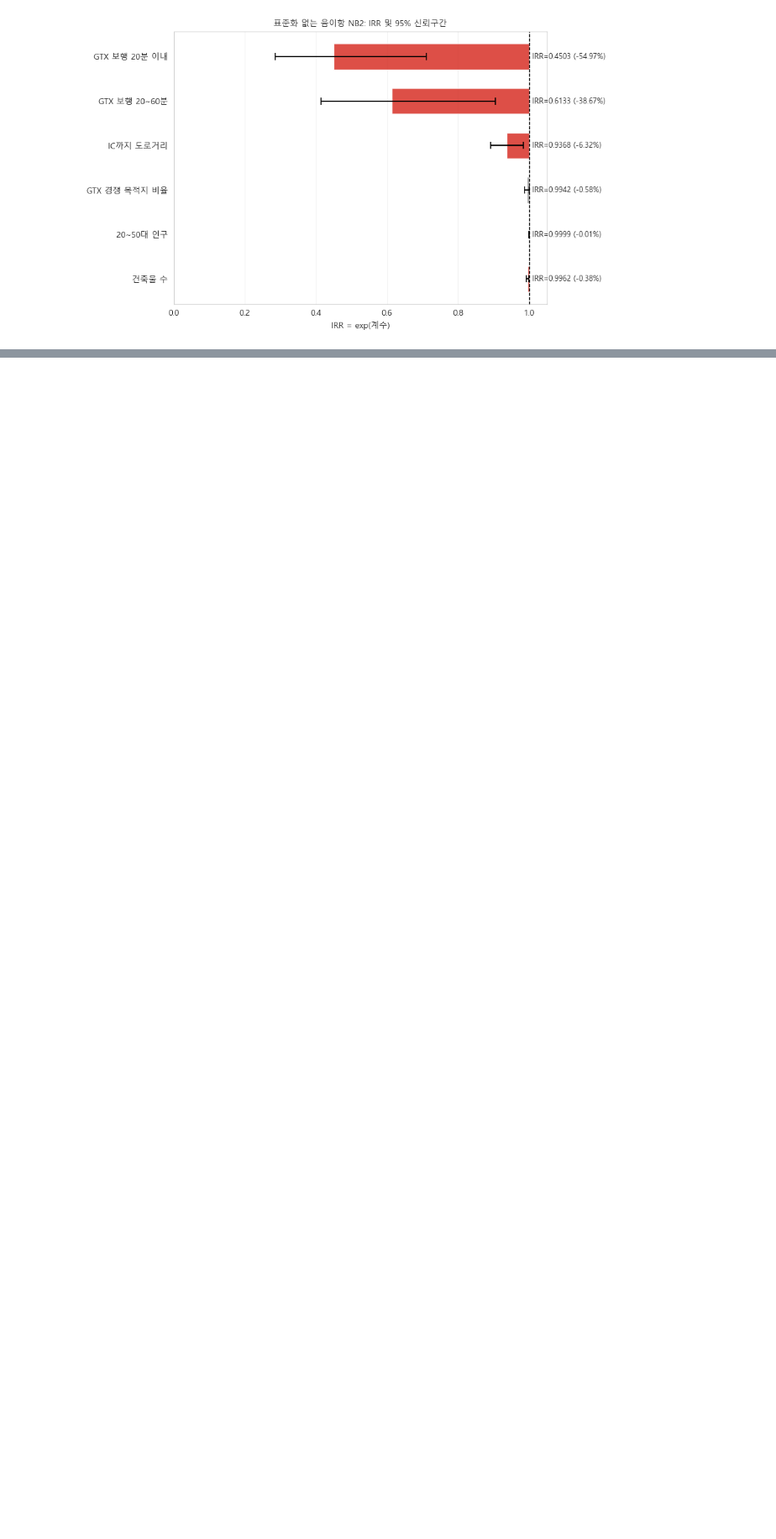
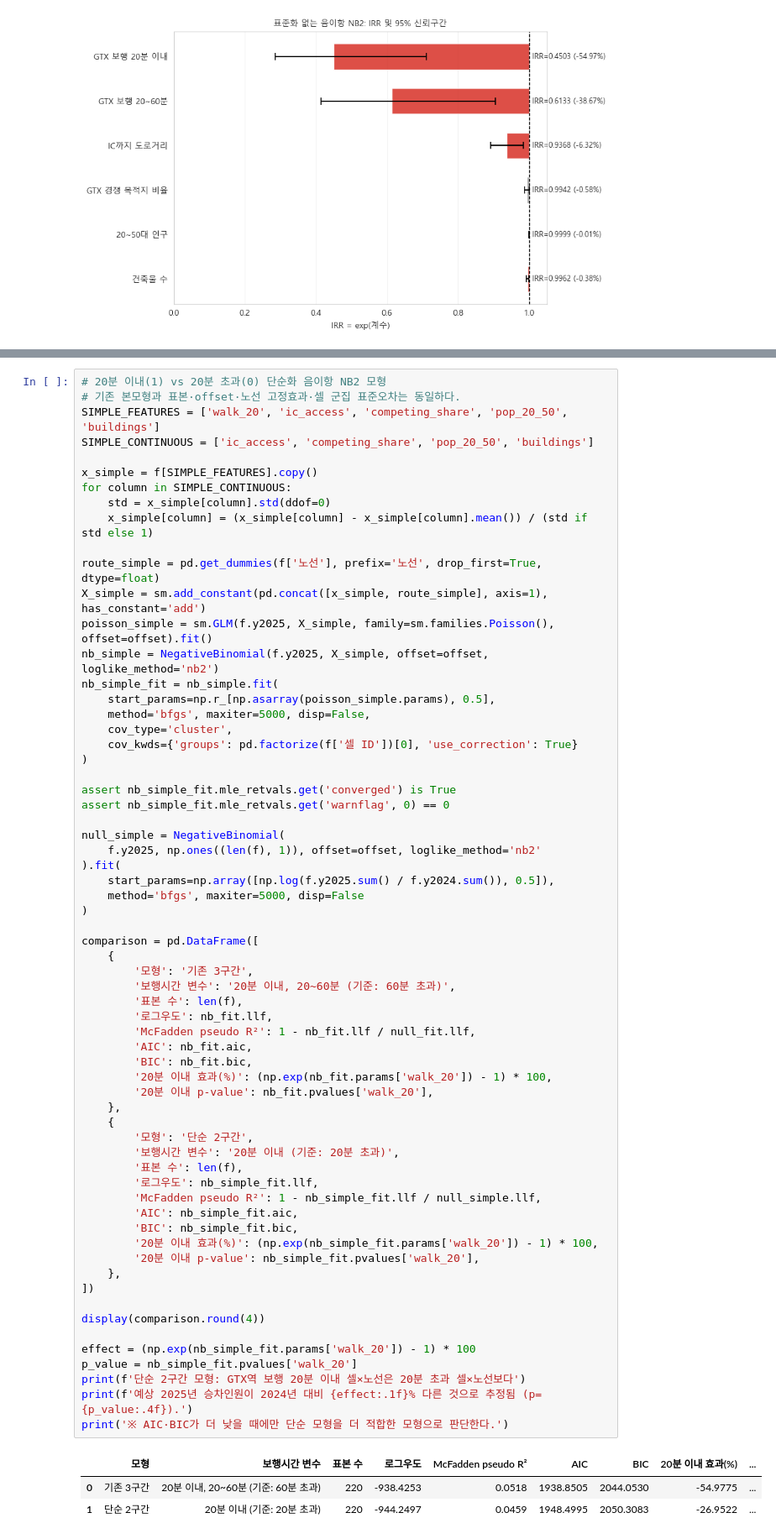
Before and after one commit to keum2666/2026-UROP, a Jupyter notebook: gtx_a_bus_analysis/analysis/11-2_음이항_최종모형_튜닝.ipynb, the cells around one changed output, grey strips where cells are left out. Shown at 84% size. Drawn from its saved outputs; the diff is of its cells as text; blank space fills up the shorter version.

Commit message:
Add 20 minute walking dummy comparison

```diff
--- a/gtx_a_bus_analysis/analysis/11-2_음이항_최종모형_튜닝.ipynb
+++ b/gtx_a_bus_analysis/analysis/11-2_음이항_최종모형_튜닝.ipynb
@@ -855,0 +860,68 @@ plt.show()
+# %%
+# 20분 이내(1) vs 20분 초과(0) 단순화 음이항 NB2 모형
+# 기존 본모형과 표본·offset·노선 고정효과·셀 군집 표준오차는 동일하다.
+SIMPLE_FEATURES = ['walk_20', 'ic_access', 'competing_share', 'pop_20_50', 'buildings']
+SIMPLE_CONTINUOUS = ['ic_access', 'competing_share', 'pop_20_50', 'buildings']
+
+x_simple = f[SIMPLE_FEATURES].copy()
+for column in SIMPLE_CONTINUOUS:
+    std = x_simple[column].std(ddof=0)
+    x_simple[column] = (x_simple[column] - x_simple[column].mean()) / (std if std else 1)
+
+route_simple = pd.get_dummies(f['노선'], prefix='노선', drop_first=True, dtype=float)
+X_simple = sm.add_constant(pd.concat([x_simple, route_simple], axis=1), has_constant='add')
+poisson_simple = sm.GLM(f.y2025, X_simple, family=sm.families.Poisson(), offset=offset).fit()
+nb_simple = NegativeBinomial(f.y2025, X_simple, offset=offset, loglike_method='nb2')
+nb_simple_fit = nb_simple.fit(
+    start_params=np.r_[np.asarray(poisson_simple.params), 0.5],
+    method='bfgs', maxiter=5000, disp=False,
+    cov_type='cluster',
+    cov_kwds={'groups': pd.factorize(f['셀 ID'])[0], 'use_correction': True}
+)
+
+assert nb_simple_fit.mle_retvals.get('converged') is True
+assert nb_simple_fit.mle_retvals.get('warnflag', 0) == 0
+
+null_simple = NegativeBinomial(
+    f.y2025, np.ones((len(f), 1)), offset=offset, loglike_method='nb2'
+).fit(
+    start_params=np.array([np.log(f.y2025.sum() / f.y2024.sum()), 0.5]),
+    method='bfgs', maxiter=5000, disp=False
+)
+
+comparison = pd.DataFrame([
+    {
+        '모형': '기존 3구간',
+        '보행시간 변수': '20분 이내, 20~60분 (기준: 60분 초과)',
+        '표본 수': len(f),
+        '로그우도': nb_fit.llf,
+        'McFadden pseudo R²': 1 - nb_fit.llf / null_fit.llf,
+        'AIC': nb_fit.aic,
+        'BIC': nb_fit.bic,
+        '20분 이내 효과(%)': (np.exp(nb_fit.params['walk_20']) - 1) * 100,
+        '20분 이내 p-value': nb_fit.pvalues['walk_20'],
+    },
+    {
+        '모형': '단순 2구간',
+        '보행시간 변수': '20분 이내 (기준: 20분 초과)',
+        '표본 수': len(f),
+        '로그우도': nb_simple_fit.llf,
+        'McFadden pseudo R²': 1 - nb_simple_fit.llf / null_simple.llf,
+        'AIC': nb_simple_fit.aic,
+        'BIC': nb_simple_fit.bic,
+        '20분 이내 효과(%)': (np.exp(nb_simple_fit.params['walk_20']) - 1) * 100,
+        '20분 이내 p-value': nb_simple_fit.pvalues['walk_20'],
+    },
+])
+
+display(comparison.round(4))
+
+effect = (np.exp(nb_simple_fit.params['walk_20']) - 1) * 100
+p_value = nb_simple_fit.pvalues['walk_20']
+print(f'단순 2구간 모형: GTX역 보행 20분 이내 셀×노선은 20분 초과 셀×노선보다')
+print(f'예상 2025년 승차인원이 2024년 대비 {effect:.1f}% 다른 것으로 추정됨 (p={p_value:.4f}).')
+print('※ AIC·BIC가 더 낮을 때에만 단순 모형을 더 적합한 모형으로 판단한다.')
+# %% [output]
+|  | 모형 | 보행시간 변수 | 표본 수 | 로그우도 | McFadden pseudo R² | AIC | BIC | 20분 이내 효과(%) | ... |
+| 0 | 기존 3구간 | 20분 이내, 20~60분 (기준: 60분 초과) | 220 | -938.4253 | 0.0518 | 1938.8505 | 2044.0530 | -54.9775 | ... |
+| 1 | 단순 2구간 | 20분 이내 (기준: 20분 초과) | 220 | -944.2497 | 0.0459 | 1948.4995 | 2050.3083 | -26.9522 | ... |
```
Also changed, not shown: parts of 3 cells of this notebook.
